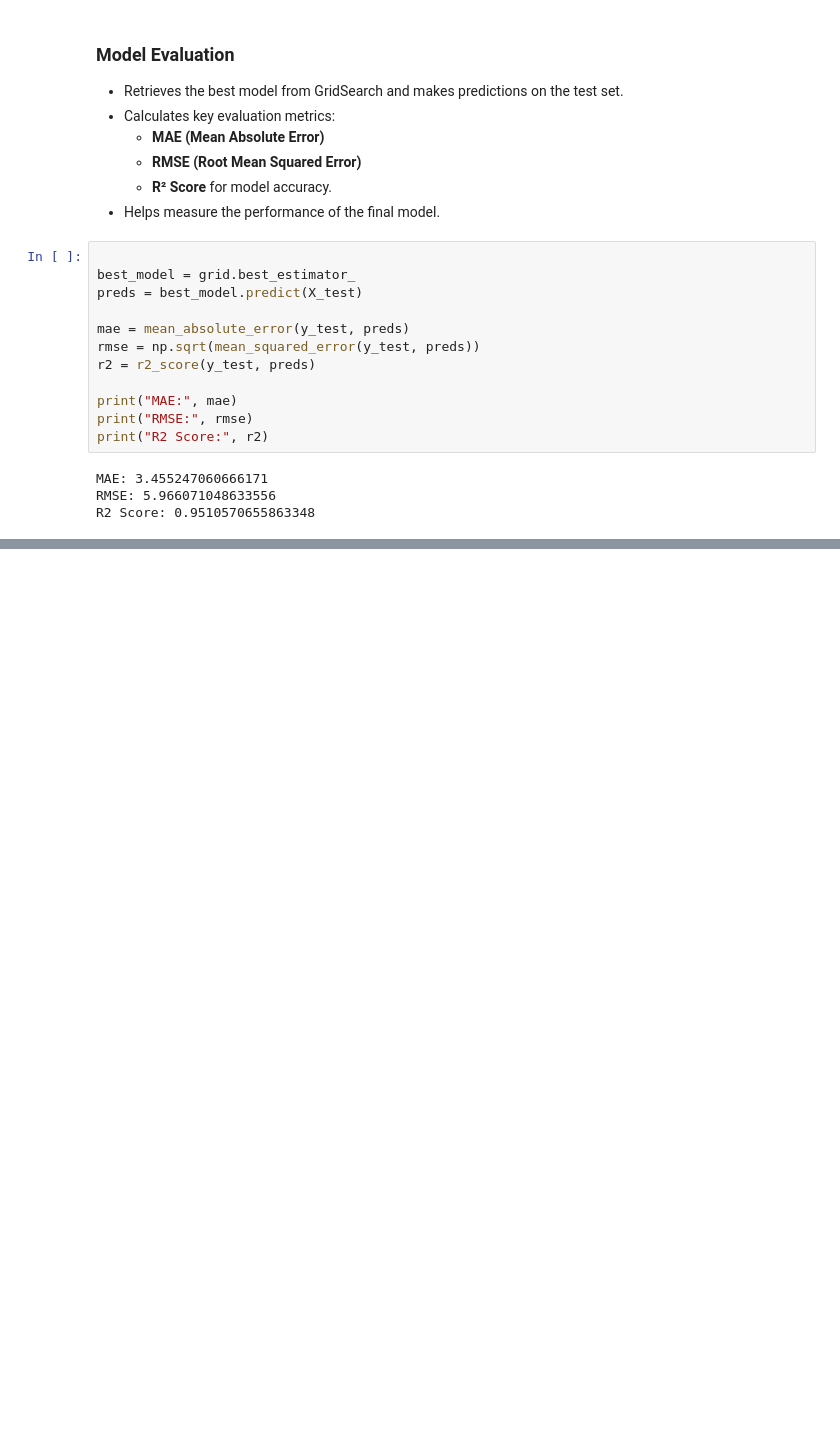
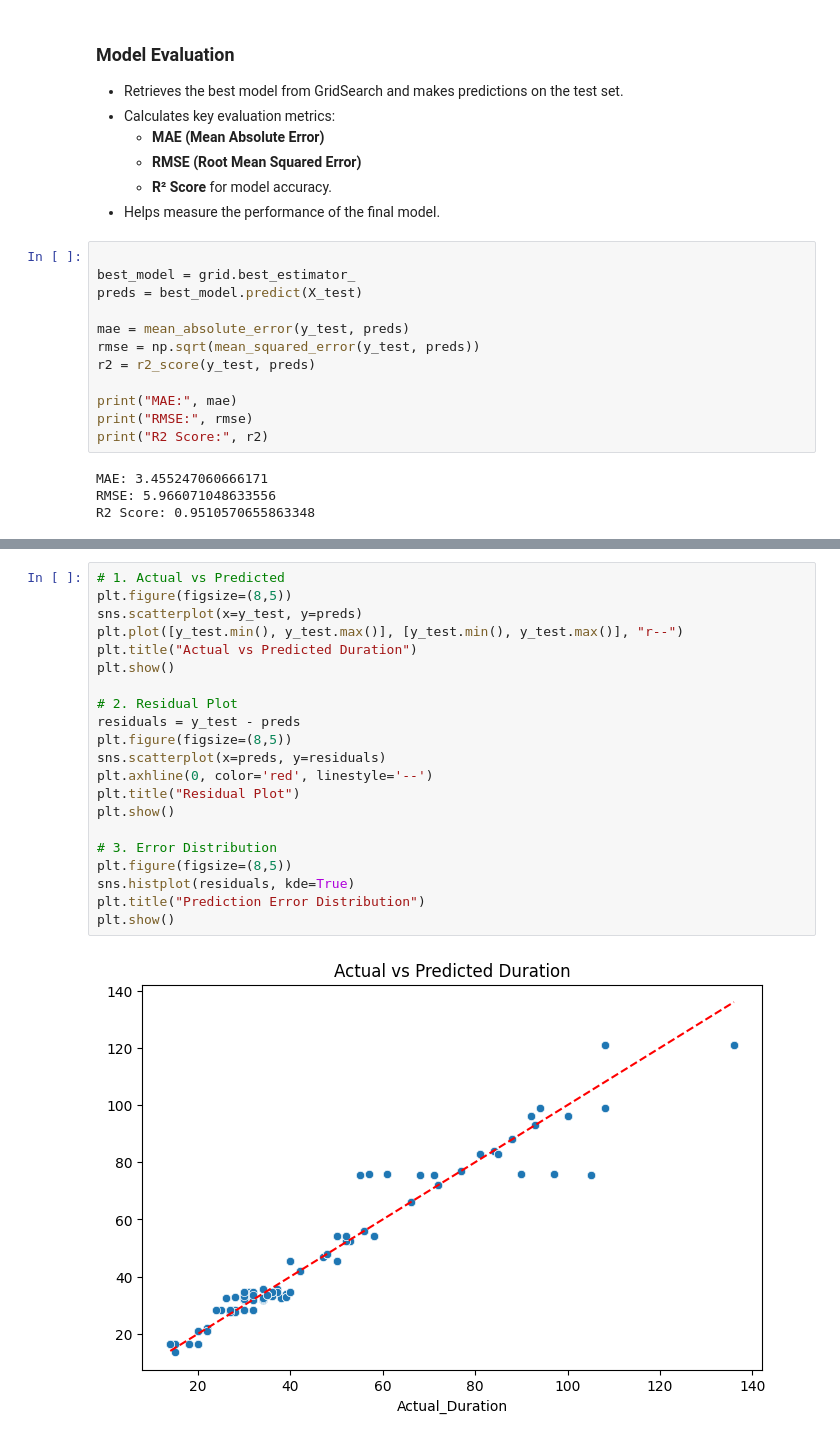
Before and after one commit to Reddy3001/OR_Utilization-Group-5, a Jupyter notebook: notebooks/OR_Utilisation_Analysis.ipynb, the cells around one changed output, grey strips where cells are left out. Drawn from its saved outputs; the diff is of its cells as text; blank space fills up the shorter version.

Commit message:
Added final model visuals

```diff
--- a/notebooks/OR_Utilisation_Analysis.ipynb
+++ b/notebooks/OR_Utilisation_Analysis.ipynb
@@ -222,0 +228,23 @@ R2 Score: 0.9510570655863348
+# %%
+# 1. Actual vs Predicted
+plt.figure(figsize=(8,5))
+sns.scatterplot(x=y_test, y=preds)
+plt.plot([y_test.min(), y_test.max()], [y_test.min(), y_test.max()], "r--")
+plt.title("Actual vs Predicted Duration")
+plt.show()
+
+# 2. Residual Plot
+residuals = y_test - preds
+plt.figure(figsize=(8,5))
+sns.scatterplot(x=preds, y=residuals)
+plt.axhline(0, color='red', linestyle='--')
+plt.title("Residual Plot")
+plt.show()
+
+# 3. Error Distribution
+plt.figure(figsize=(8,5))
+sns.histplot(residuals, kde=True)
+plt.title("Prediction Error Distribution")
+plt.show()
+# %% [output]
+[figure, added]
```
Also changed, not shown: parts of 2 cells of this notebook.
